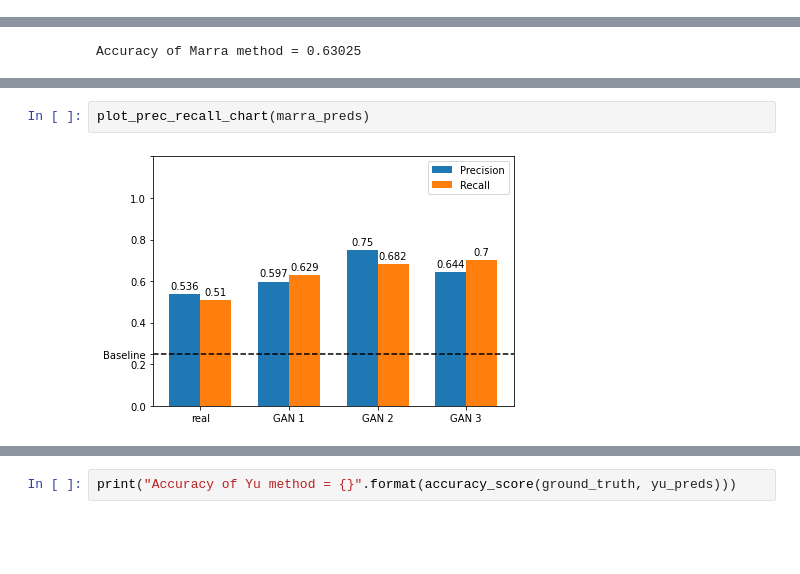
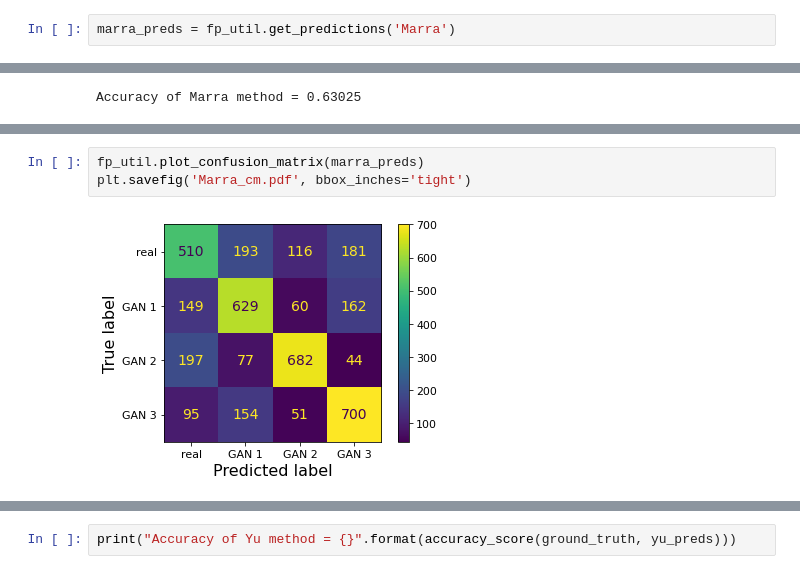
Before and after one commit to VasundharaAgarwal/GANFingerprinting, a Jupyter notebook: code/Attribution_Evaluation.ipynb, the cells around one changed output, grey strips where cells are left out. Drawn from its saved outputs; the diff is of its cells as text; blank space fills up the shorter version.

```diff
--- a/code/Attribution_Evaluation.ipynb
+++ b/code/Attribution_Evaluation.ipynb
@@ -174,3 +22,5 @@ np.save('/content/gdrive/My Drive/Diss/Marra/Predictions/NN_median_blur', marra_
+# %%
+marra_preds = fp_util.get_predictions('Marra')
 # %%
 print("Accuracy of Marra method = {}".format(accuracy_score(ground_truth, marra_preds)))
 # %% [output]
@@ -182,4 +28,5 @@ plot_confusion_matrix(marra_preds)
-# %%
-plot_prec_recall_chart(marra_preds)
-# %% [output]
-[figure, removed]
+# %%
+fp_util.plot_confusion_matrix(marra_preds)
+plt.savefig('Marra_cm.pdf', bbox_inches='tight')
+# %% [output]
+[figure, added]
```
Also changed, not shown: parts of 26 cells of this notebook, 3 other files.
